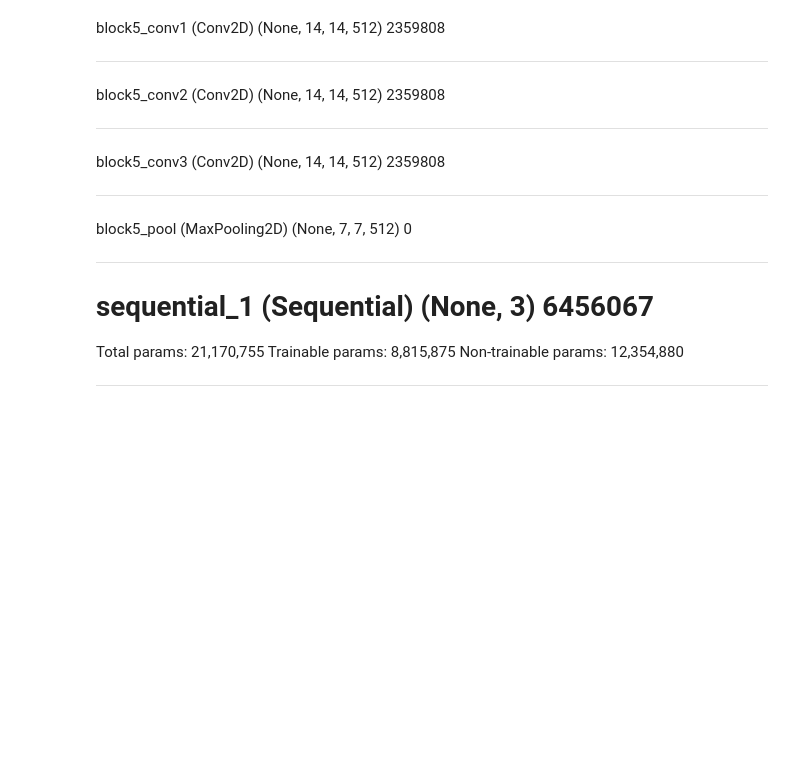
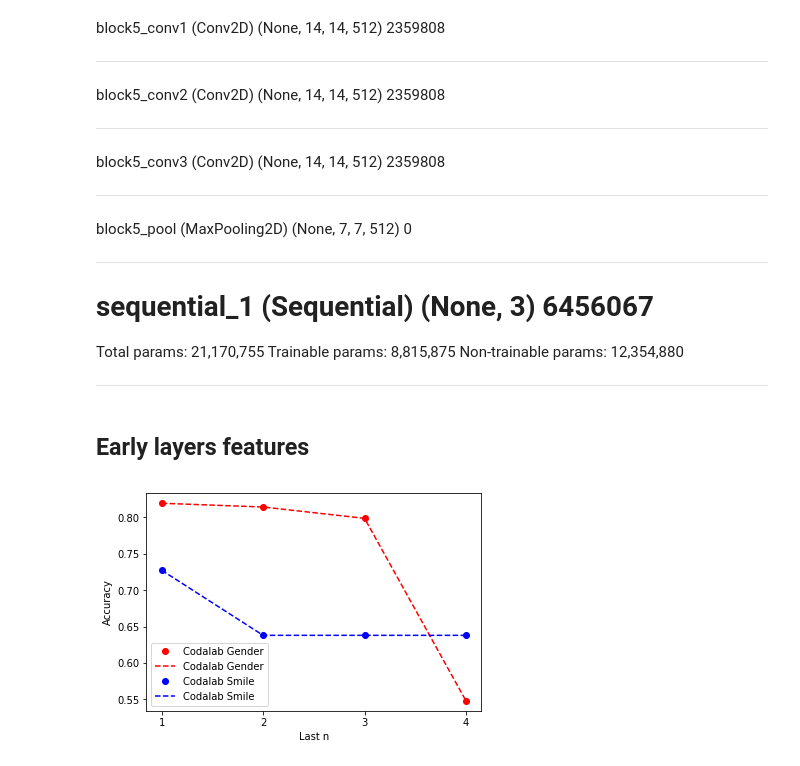
Before and after one commit to akbargumbira/PretrainedFeatureExtraction, a Jupyter notebook: src/notebook/features_extraction.ipynb, the cells around one changed output. Cells and saved outputs as stored; diff of their text form; code cells hidden in the pictures; blank space fills up the shorter version.

```diff
--- a/src/notebook/features_extraction.ipynb
+++ b/src/notebook/features_extraction.ipynb
@@ -194,3 +205,35 @@ Total params: 21,170,755
 Trainable params: 8,815,875
 Non-trainable params: 12,354,880
 _________________________________________________________________
+# %% [markdown]
+## Early layers features
+# %%
+import numpy as np
+from matplotlib.ticker import MaxNLocator
+
+last_n = [1,2,3, 4]
+def plot_max_val_acc(max_acc_gender, max_acc_smile):
+    plt.rcParams["figure.figsize"] = [6, 4]
+    plt.figure().gca().xaxis.set_major_locator(MaxNLocator(integer=True))
+    plt.plot(last_n, max_acc_gender.values(), 'ro', label='Codalab Gender')
+    plt.plot(last_n, max_acc_gender.values(), 'r--', label='Codalab Gender')
+    plt.plot(last_n, max_acc_smile.values(), 'bo', label='Codalab Smile')
+    plt.plot(last_n, max_acc_smile.values(), 'b--', label='Codalab Smile')
+    plt.xlabel('Last n')
+    plt.ylabel('Accuracy')
+    plt.legend()
+    plt.show()
+
+max_acc_smile = {}
+max_acc_gender = {}
+for n in last_n:
+    last_n_path_smile = data_path('codalab', '224_224', 'model', 'smile', 'vgg16', 'early', '%s', 'hist.pkl') % n
+    last_n_path_gender = data_path('codalab', '224_224', 'model', 'gender', 'vgg16', 'early', '%s', 'hist.pkl') % n
+    last_n_path_hist_smile = load_serialized_object(last_n_path_smile)
+    last_n_path_hist_gender = load_serialized_object(last_n_path_gender)
+    max_acc_smile[n] = np.max(last_n_path_hist_smile['val_acc'])
+    max_acc_gender[n] = np.max(last_n_path_hist_gender['val_acc'])
+
+plot_max_val_acc(max_acc_gender, max_acc_smile)
+# %% [output]
+[figure, added]
```
Also changed, not shown: parts of 3 cells of this notebook, 2 other files.
